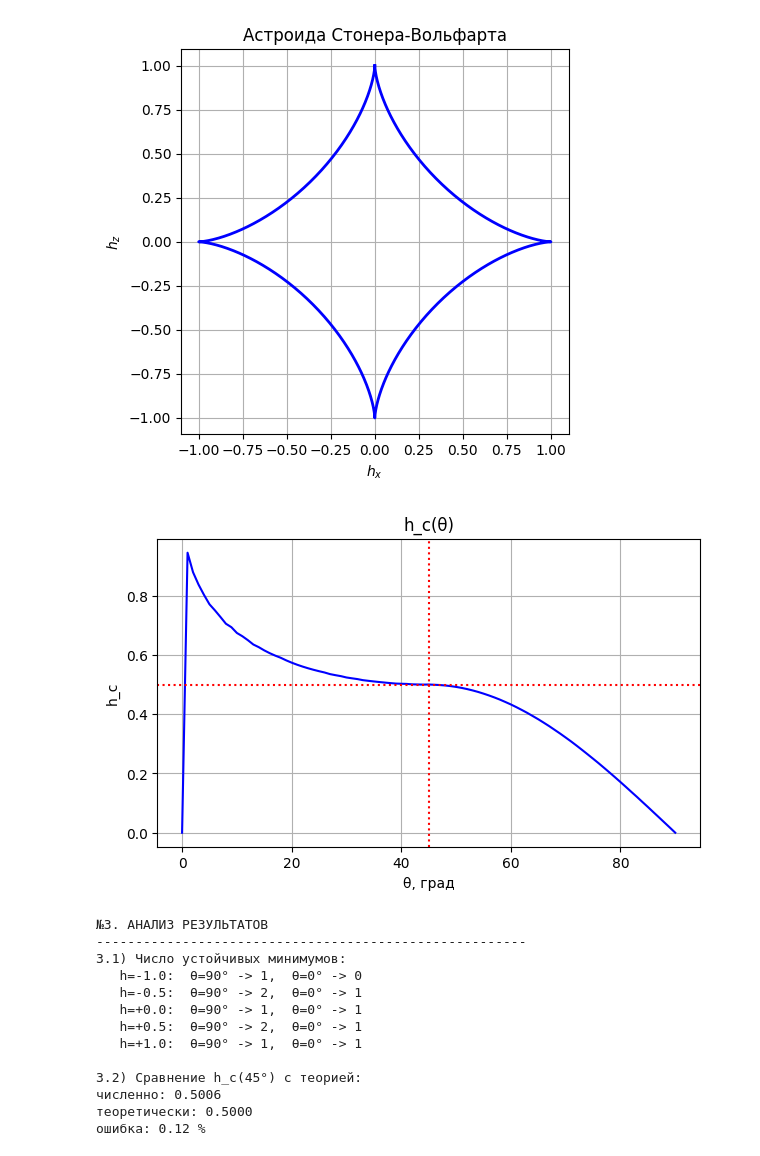
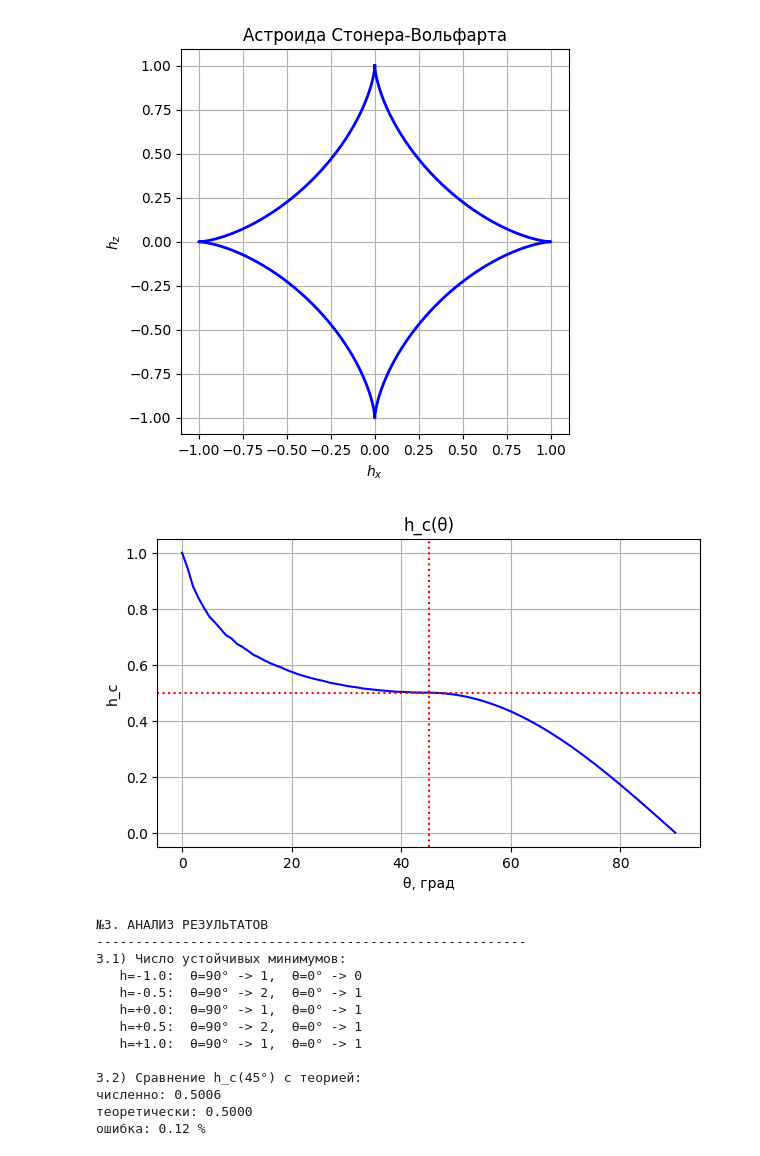
Before and after one commit to kar0karbl/1-TM-Batisova, a Jupyter notebook: 1laba_TM_B.ipynb, the cells around one changed output. Saved outputs shown, nothing was run; the diff lists cells and outputs as text; code cells hidden in the pictures.

```diff
--- a/1laba_TM_B.ipynb
+++ b/1laba_TM_B.ipynb
@@ -20,8 +20,8 @@ for d in [0, 45, 90]:
     print(f"θ={d:>2}°: e =", sp.simplify(e.subs(theta, sp.rad(d))))
 
 print("\n2) Производные:")
-print("de/dϕ) =", sp.diff(e, phi))
-print("d2e/dϕ)2 =", sp.diff(e, phi, 2))
+print("de/dϕ =", sp.diff(e, phi))
+print("d2e/dϕ2 =", sp.diff(e, phi, 2))
 
 e2 = sp.sin(phi)**2/2 - hz*sp.cos(phi) - hx*sp.sin(phi)
 sol = sp.solve([sp.diff(e2, phi), sp.diff(e2, phi, 2)], [hx, hz], dict=True)[0]
@@ -53,6 +53,8 @@ def loop(th_deg, N=20000):
 
 
 def hc(th_deg):
+    if abs(th_deg) < 1e-6:
+        return 1.0
     hh, m = loop(th_deg)
     i = np.argsort(hh)
     hh, m = hh[i], m[i]
@@ -67,10 +69,18 @@ print("-" * 55)
 
 plt.figure(figsize=(10, 8))
 for k, a in enumerate([0, 30, 60, 90], 1):
-    hh, m = loop(a)
     plt.subplot(2, 2, k)
-    plt.plot(hh, m, '.', ms=1)
-    plt.title(f"θ={a}°, h_c={hc(a):.3f}")
+    if abs(a) < 1e-6:
+        plt.plot([-1, 2], [1, 1], 'b', lw=1.2)
+        plt.plot([-2, 1], [-1, -1], 'b', lw=1.2)
+        plt.plot([1, 1], [-1, 1], 'b--', lw=0.6)
+        plt.plot([-1, -1], [1, -1], 'b--', lw=0.6)
+        hc_a = 1.0
+    else:
+        hh, m = loop(a)
+        plt.plot(hh, m, '.', ms=1)
+        hc_a = hc(a)
+    plt.title(f"θ={a}°, hc={hc_a:.3f}")
     plt.xlabel('h'); plt.ylabel('m')
     plt.xlim(-2, 2); plt.ylim(-1.1, 1.1)
     plt.grid()
@@ -145,5 +155,5 @@ h_crit(90°) = 1.000
 [figure]
-[figure, old version]
+[figure, new version]
 №3. АНАЛИЗ РЕЗУЛЬТАТОВ
 -------------------------------------------------------
 3.1) Число устойчивых минимумов:
```
Also changed, not shown: parts of 1 cell of this notebook.
